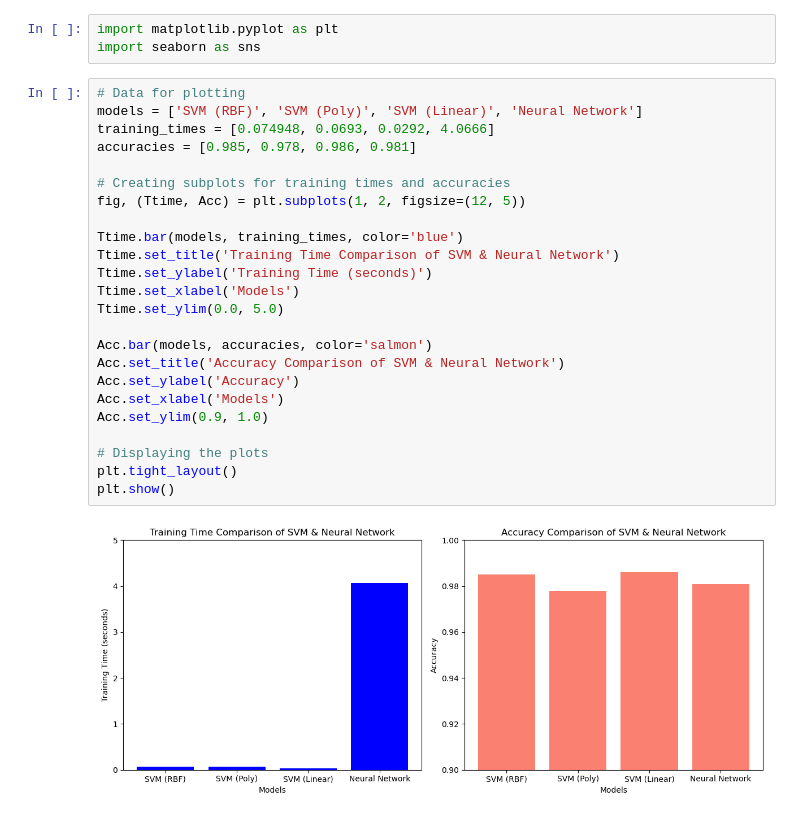
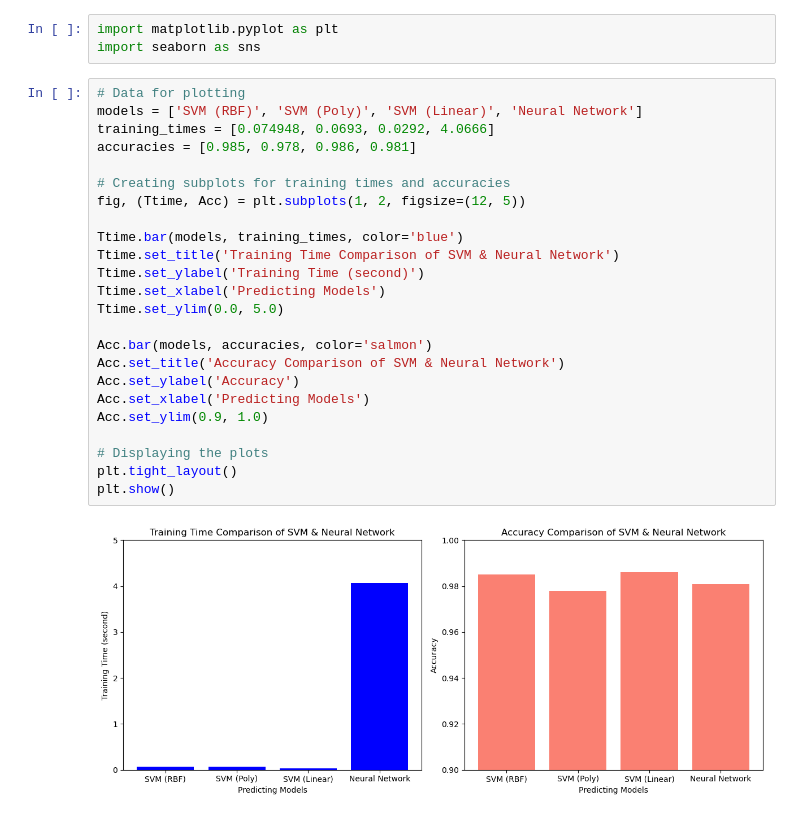
Before and after one commit to jimmy080823/LFDgroup_presentation_git, a Jupyter notebook: individual/Jun-Xi.ipynb, the cells around one changed output. Drawn from its saved outputs; the diff is of its cells as text.

```diff
--- a/individual/Jun-Xi.ipynb
+++ b/individual/Jun-Xi.ipynb
@@ -572,29 +572,29 @@ import seaborn as sns
 # %%
 # Data for plotting
 models = ['SVM (RBF)', 'SVM (Poly)', 'SVM (Linear)', 'Neural Network']
 training_times = [0.074948, 0.0693, 0.0292, 4.0666]
 accuracies = [0.985, 0.978, 0.986, 0.981]
 
 # Creating subplots for training times and accuracies
 fig, (Ttime, Acc) = plt.subplots(1, 2, figsize=(12, 5))
 
 Ttime.bar(models, training_times, color='blue')
 Ttime.set_title('Training Time Comparison of SVM & Neural Network')
-Ttime.set_ylabel('Training Time (seconds)')
-Ttime.set_xlabel('Models')
+Ttime.set_ylabel('Training Time (second)')
+Ttime.set_xlabel('Predicting Models')
 Ttime.set_ylim(0.0, 5.0)
 
 Acc.bar(models, accuracies, color='salmon')
 Acc.set_title('Accuracy Comparison of SVM & Neural Network')
 Acc.set_ylabel('Accuracy')
-Acc.set_xlabel('Models')
+Acc.set_xlabel('Predicting Models')
 Acc.set_ylim(0.9, 1.0)
 
 # Displaying the plots
 plt.tight_layout()
 plt.show()
 # %% [output]
-[figure, old version]
+[figure, new version]
 # %%
 neuralModel_history = neuralModel.fit(x=X_train, y=y_train, batch_size=32, validation_split=0.20, epochs=20)
 plt.subplot(1, 2, 1)
```
Also changed, not shown: parts of 5 cells of this notebook.
